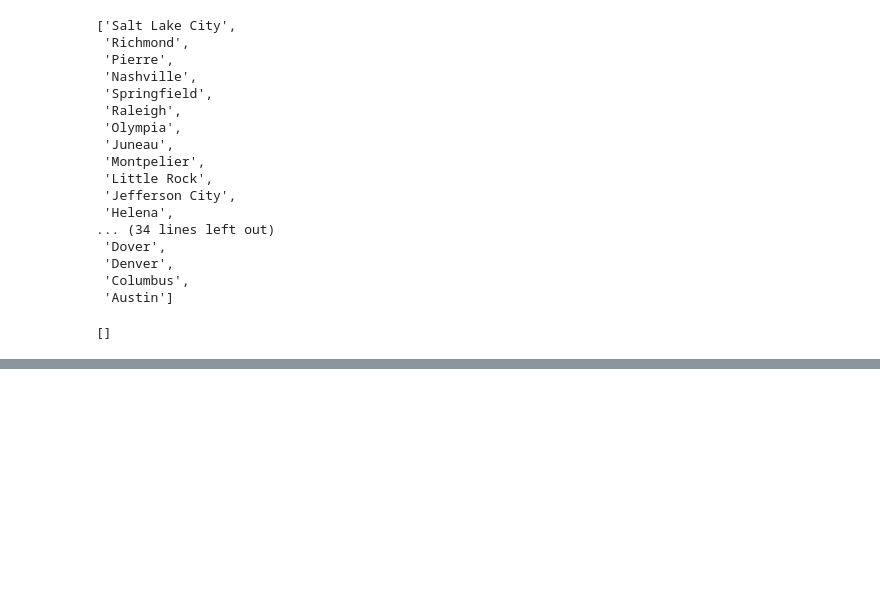
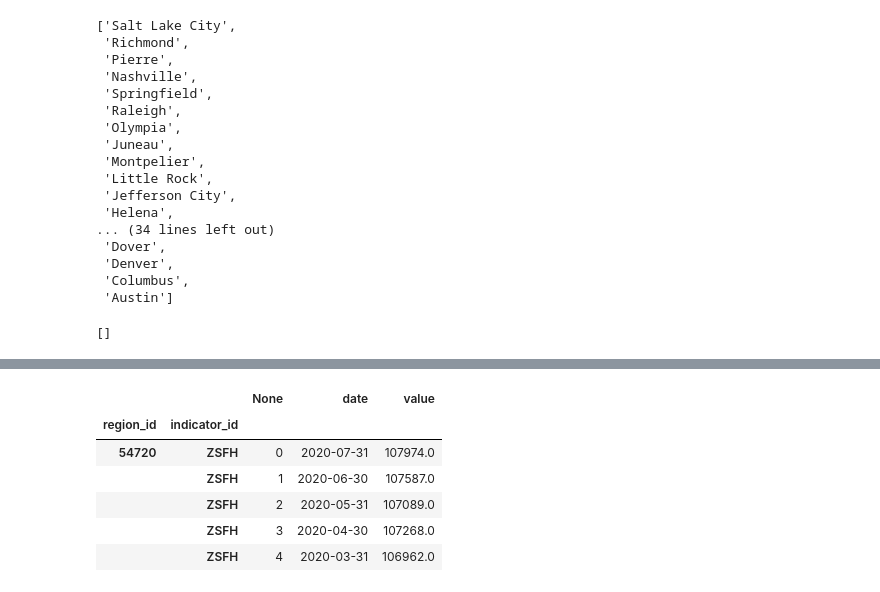
Before and after one commit to BloomTech-Labs/Labs26-Citrics-DS-TeamC, a Jupyter notebook: Real_Estate.ipynb, the cells around one changed output, grey strips where cells are left out. Cells and saved outputs as stored; diff of their text form; code cells hidden in the pictures; blank space fills up the shorter version.

Commit message:
Quick data df multi-index

```diff
--- a/Real_Estate.ipynb
+++ b/Real_Estate.ipynb
@@ -842,0 +872,12 @@ missing
+# %%
+data.set_index(['region_id', 'indicator_id'], inplace=True)
+# %%
+data.head()
+# %% [output]
+|  |  | None | date | value |
+| region_id | indicator_id |  |  |  |
+| 54720 | ZSFH | 0 | 2020-07-31 | 107974.0 |
+|  | ZSFH | 1 | 2020-06-30 | 107587.0 |
+|  | ZSFH | 2 | 2020-05-31 | 107089.0 |
+|  | ZSFH | 3 | 2020-04-30 | 107268.0 |
+|  | ZSFH | 4 | 2020-03-31 | 106962.0 |
```
Also changed, not shown: parts of 14 cells of this notebook.
